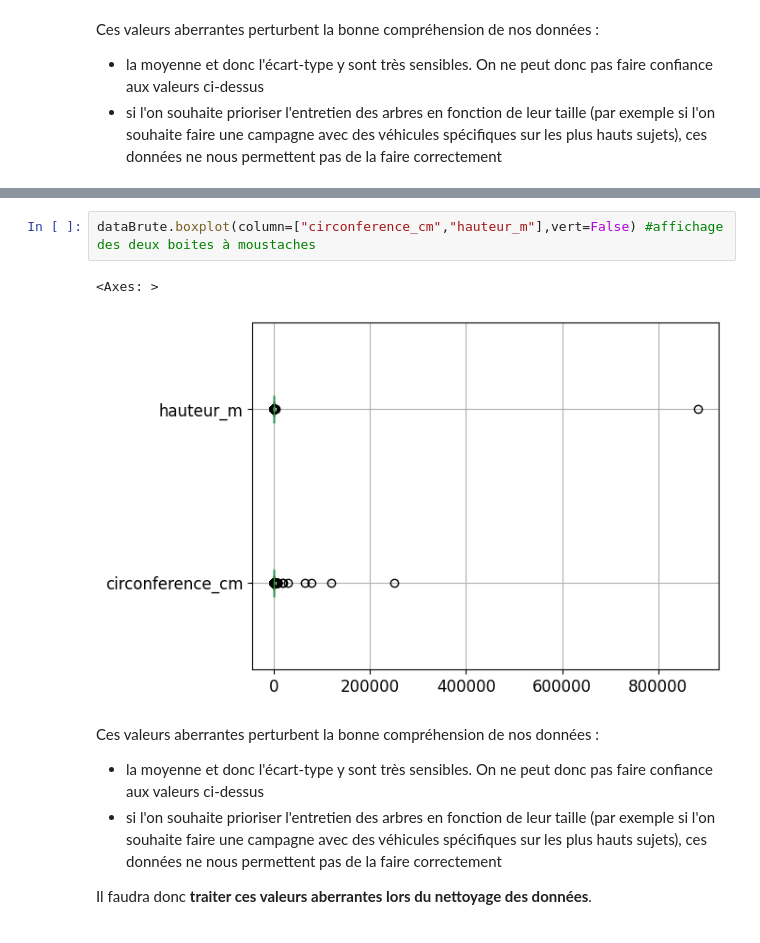
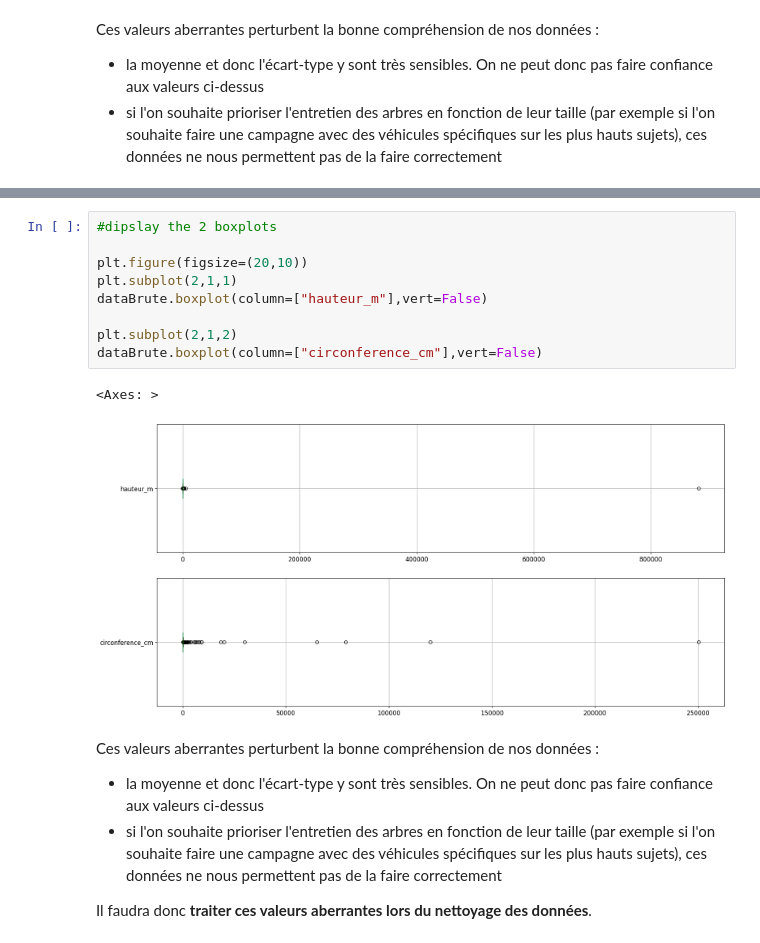
Before and after one commit to ClementPatin/OC-P2, a Jupyter notebook: Patin_Clement_1_notebook_032023.ipynb, the cells around one changed output, grey strips where cells are left out. Saved outputs shown, nothing was run; the diff lists cells and outputs as text.

```diff
--- a/Patin_Clement_1_notebook_032023.ipynb
+++ b/Patin_Clement_1_notebook_032023.ipynb
@@ -534,10 +534,17 @@ les valeurs aberrantes (outliers sur l'image) déterminées sont représentées
 
 Voyons ce que cela donne avec nos colonnes `circonference_cm` et `hauteur_m` :
 # %%
-dataBrute.boxplot(column=["circonference_cm","hauteur_m"],vert=False) #affichage des deux boites à moustaches
+#dipslay the 2 boxplots
+
+plt.figure(figsize=(20,10))
+plt.subplot(2,1,1)
+dataBrute.boxplot(column=["hauteur_m"],vert=False)
+
+plt.subplot(2,1,2)
+dataBrute.boxplot(column=["circonference_cm"],vert=False)
 # %% [output]
 <Axes: >
-[figure, old version]
+[figure, new version]
 # %% [markdown]
 Ces valeurs aberrantes perturbent la bonne compréhension de nos données :
 - la moyenne et donc l'écart-type y sont très sensibles. On ne peut donc pas faire confiance aux valeurs ci-dessus
```
Also changed, not shown: parts of 23 cells of this notebook.
